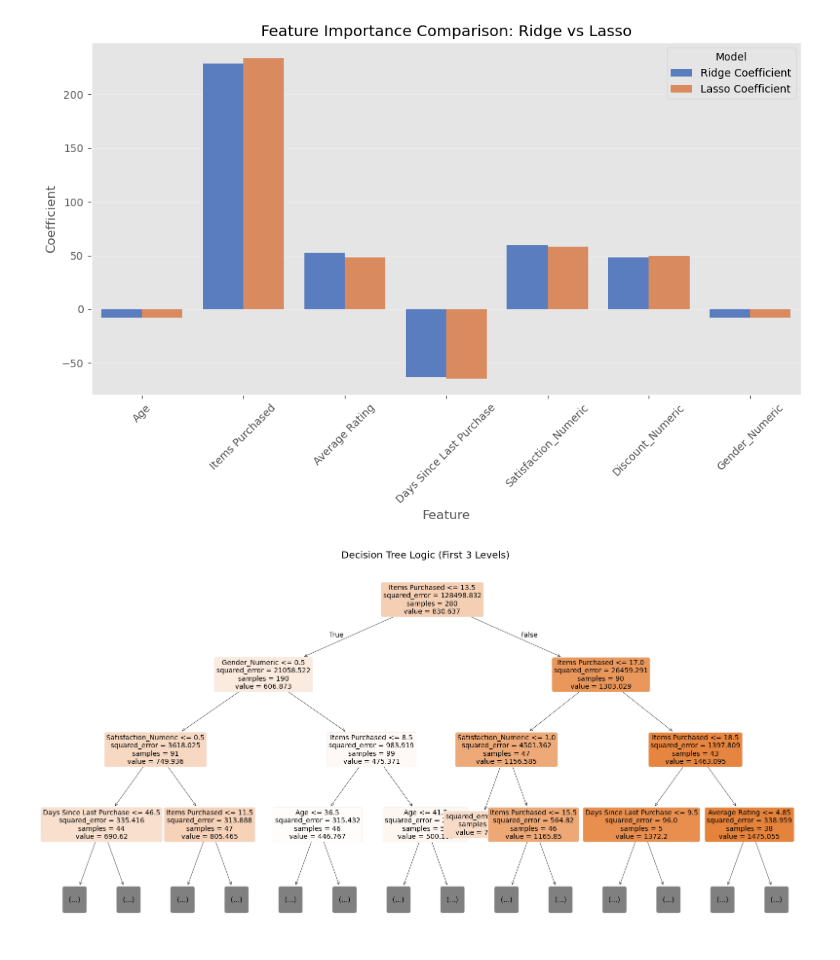
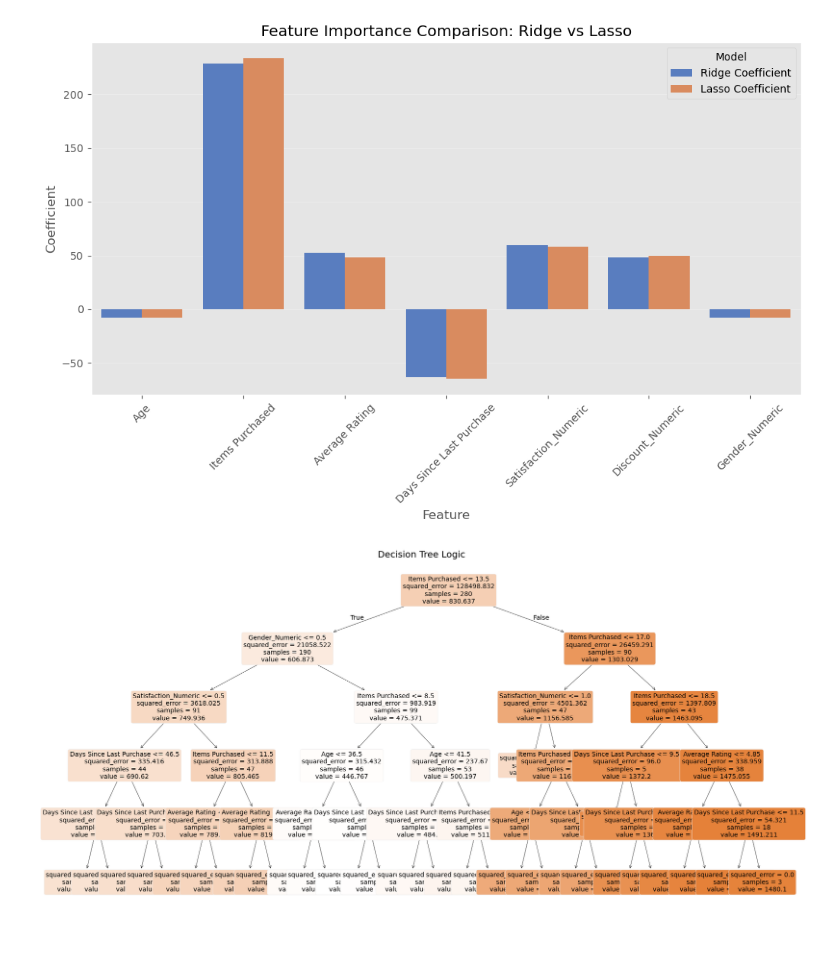
Before and after one commit to akay6483/mmml-ecommerce, a Jupyter notebook: notebook/m4/Regression.ipynb, the cells around one changed output. Cells and saved outputs as stored; diff of their text form; code cells hidden in the pictures.

Commit message:
added graph

```diff
--- a/notebook/m4/Regression.ipynb
+++ b/notebook/m4/Regression.ipynb
@@ -155,12 +183,11 @@ plt.show()
 # %%
 plt.figure(figsize=(20, 10))
 plot_tree(tree_model,
           feature_names=features_list,
           filled=True,
           rounded=True,
-          fontsize=10,
-          max_depth=3)
-plt.title("Decision Tree Logic (First 3 Levels)")
+          fontsize=10)
+plt.title("Decision Tree Logic ")
 plt.show()
 # %% [output]
-[figure, old version]
+[figure, new version]
```
Also changed, not shown: parts of 2 cells of this notebook, 1 other file.
